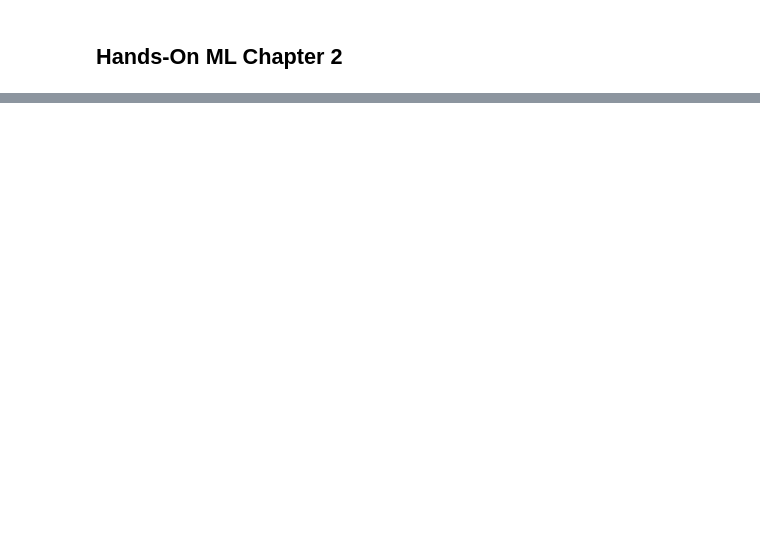
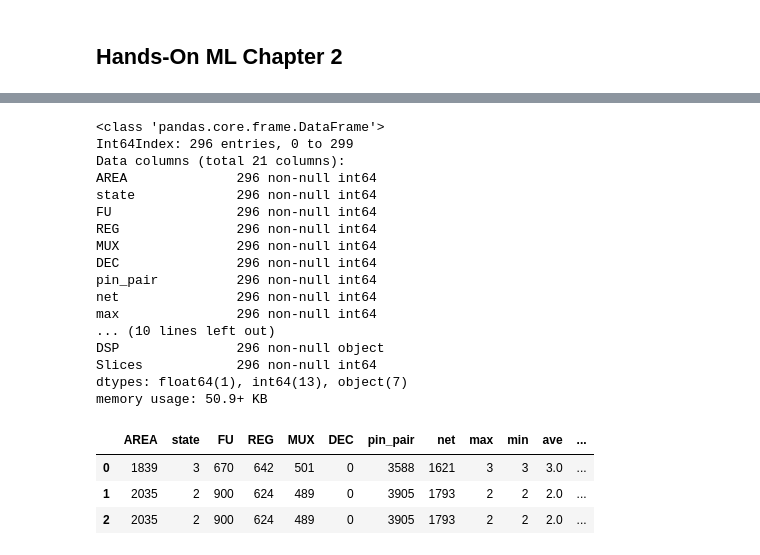
Before and after one commit to freelsn/dse-scripts, a Jupyter notebook: IN-PROGRESS/trade-off-prediction/Untitled.ipynb, the cells around one changed output, grey strips where cells are left out. Drawn from its saved outputs; the diff is of its cells as text; code cells hidden in the pictures; blank space fills up the shorter version.

```diff
--- a/IN-PROGRESS/trade-off-prediction/Untitled.ipynb
+++ b/IN-PROGRESS/trade-off-prediction/Untitled.ipynb
@@ -1,3 +1,25 @@
+# %%
+import numpy as np
+import matplotlib.pyplot as plt
+import pandas as pd
+
+from IPython.display import display
+
+from sklearn.model_selection import StratifiedShuffleSplit
+from sklearn.metrics import mean_squared_error
+from sklearn.model_selection import cross_val_score
+from sklearn.preprocessing import StandardScaler
+from sklearn.linear_model import LinearRegression
+from sklearn.ensemble import RandomForestRegressor
+from sklearn.model_selection import GridSearchCV
+from sklearn.model_selection import learning_curve
+from sklearn.model_selection import validation_curve
+from sklearn.model_selection import ShuffleSplit
+
+pd.set_option("display.max_columns", 50)
+
+np.set_printoptions(precision=2)
+np.set_printoptions(suppress=True)
 # %% [markdown]
 # Get the data
 # %%
@@ -137,0 +218,28 @@ X_train_prepared = X_train_num_tr_scaled.copy()
+# %%
+data_train = data_train[features]
+data_train.info()
+# replace non-numeric value with 0
+data_train = data_train.replace(regex=[r'-', r'0'], value=0)
+data_train.head(3)
+# %% [output]
+<class 'pandas.core.frame.DataFrame'>
+Int64Index: 296 entries, 0 to 299
+Data columns (total 21 columns):
+AREA              296 non-null int64
+state             296 non-null int64
+FU                296 non-null int64
+REG               296 non-null int64
+MUX               296 non-null int64
+DEC               296 non-null int64
+pin_pair          296 non-null int64
+net               296 non-null int64
+max               296 non-null int64
+... (10 lines left out)
+DSP               296 non-null object
+Slices            296 non-null int64
+dtypes: float64(1), int64(13), object(7)
+memory usage: 50.9+ KB
+|  | AREA | state | FU | REG | MUX | DEC | pin_pair | net | max | min | ave | ... |
+| 0 | 1839 | 3 | 670 | 642 | 501 | 0 | 3588 | 1621 | 3 | 3 | 3.0 | ... |
+| 1 | 2035 | 2 | 900 | 624 | 489 | 0 | 3905 | 1793 | 2 | 2 | 2.0 | ... |
+| 2 | 2035 | 2 | 900 | 624 | 489 | 0 | 3905 | 1793 | 2 | 2 | 2.0 | ... |
```
Also changed, not shown: parts of 42 cells of this notebook, 2 other files.
